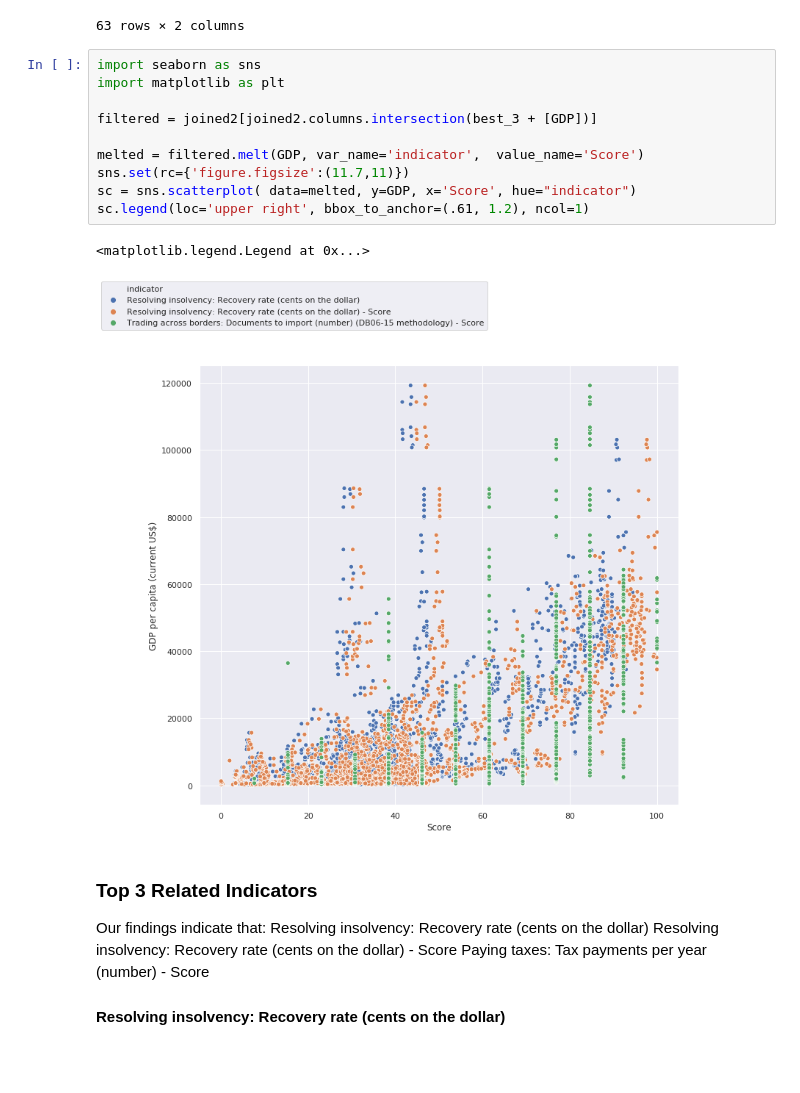
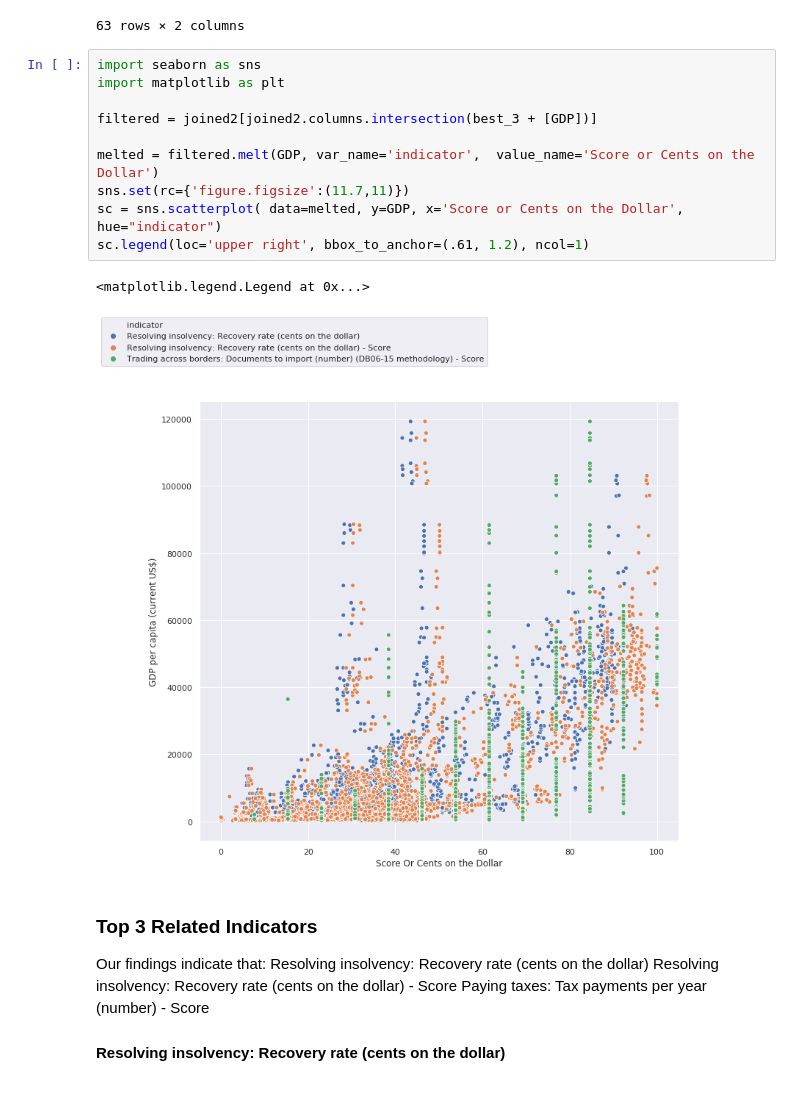
Before and after one commit to cb-ds-1/m2-5-storytelling, a Jupyter notebook: Workshop.ipynb, the cells around one changed output. Drawn from its saved outputs; the diff is of its cells as text.

```diff
--- a/Workshop.ipynb
+++ b/Workshop.ipynb
@@ -168,16 +168,16 @@ cors
 # %%
 import seaborn as sns
 import matplotlib as plt
 
 filtered = joined2[joined2.columns.intersection(best_3 + [GDP])]
 
-melted = filtered.melt(GDP, var_name='indicator',  value_name='Score')
+melted = filtered.melt(GDP, var_name='indicator',  value_name='Score or Cents on the Dollar')
 sns.set(rc={'figure.figsize':(11.7,11)})
-sc = sns.scatterplot( data=melted, y=GDP, x='Score', hue="indicator")
+sc = sns.scatterplot( data=melted, y=GDP, x='Score or Cents on the Dollar', hue="indicator")
 sc.legend(loc='upper right', bbox_to_anchor=(.61, 1.2), ncol=1)
 # %% [output]
 <matplotlib.legend.Legend at 0x...>
-[figure, old version]
+[figure, new version]
 # %% [markdown]
 ### Top 3 Related Indicators
 Our findings indicate that:
```
